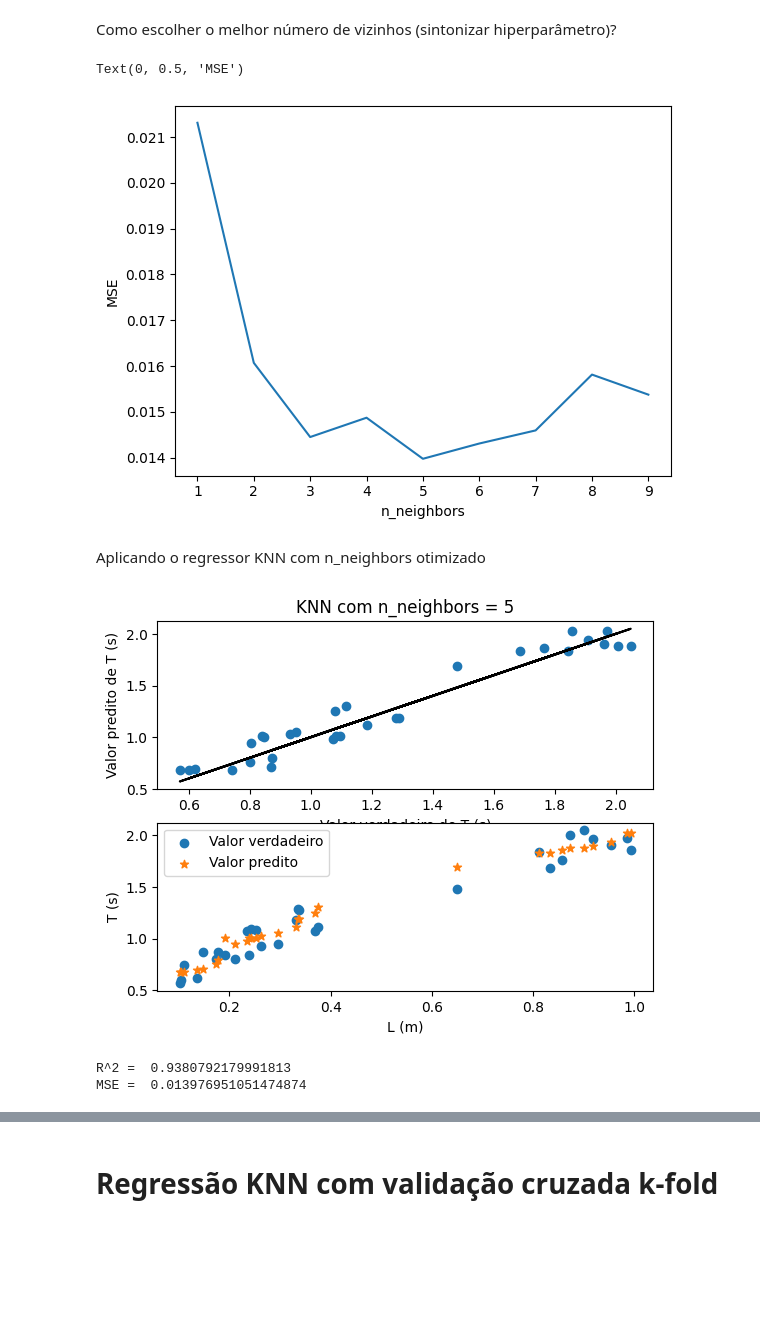
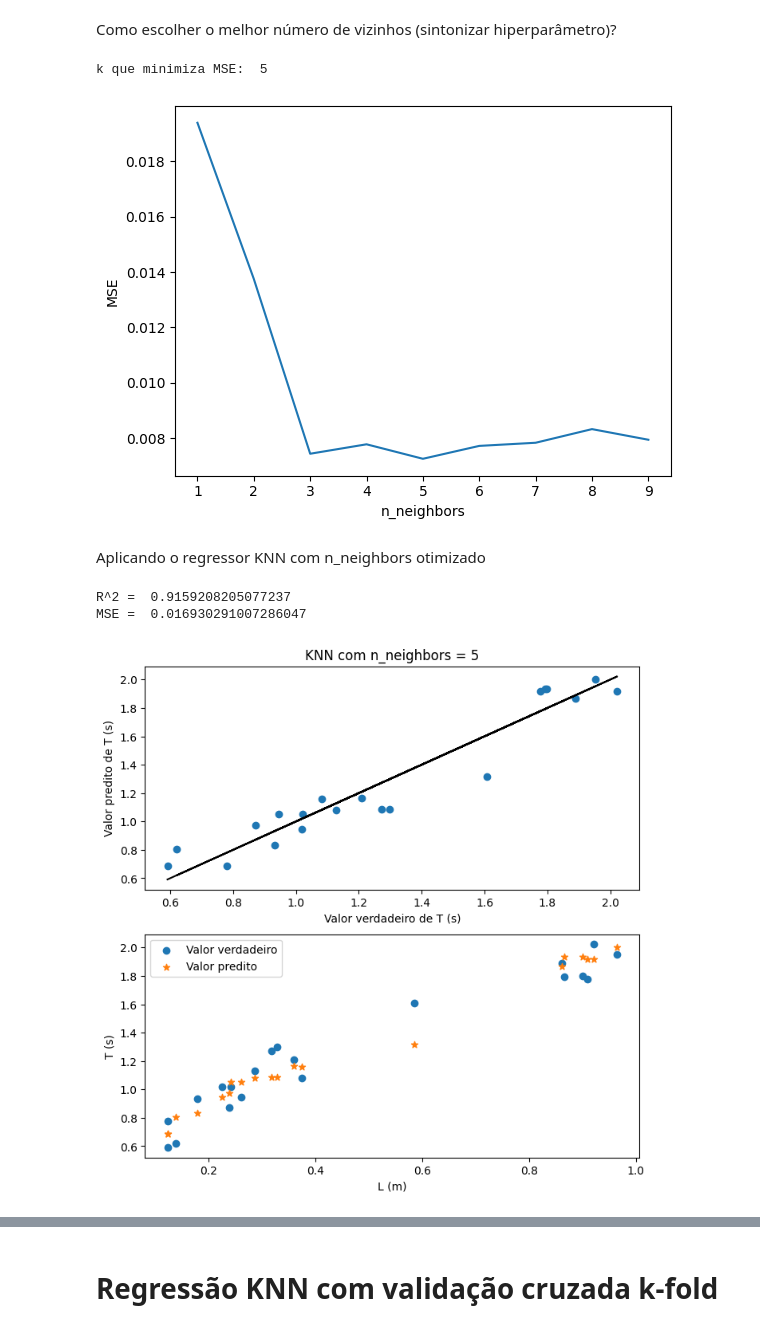
Before and after one commit to tiagofiorini/MLinPhysics, a Jupyter notebook: Aula10_particionamento.ipynb, the cells around one changed output, grey strips where cells are left out. Cells and saved outputs as stored; diff of their text form; code cells hidden in the pictures; blank space fills up the shorter version.

```diff
--- a/Aula10_particionamento.ipynb
+++ b/Aula10_particionamento.ipynb
@@ -118,26 +132,27 @@ from sklearn.neighbors import KNeighborsRegressor
 from sklearn.metrics import mean_squared_error
 from sklearn.metrics import r2_score
 
-# Treinando o algoritmo KNN com k = 3 vizinhos
-knn1 = KNeighborsRegressor(n_neighbors = 3)
+# Treinando o algoritmo KNN com k = 2 vizinhos
+knn1 = KNeighborsRegressor(n_neighbors = 2)
 knn1.fit(X_train, y_train)
 
-# Aplicando o modelo treinado no conjunto de teste
-y_pred = knn1.predict(X_test)
+# Aplicando o modelo treinado no conjunto de validação
+y_pred = knn1.predict(X_val)
 
-# Métricas de desempenho no conjunto de teste
-mse = mean_squared_error(y_test,y_pred) # mean squared error
-r2 = r2_score(y_test,y_pred) # R^2
+# Métricas de desempenho no conjunto de validação
+mse = mean_squared_error(y_val,y_pred) # erro quadrático médio
+r2 = r2_score(y_val,y_pred) # R^2
 
+plt.figure(figsize=(8,8))
 plt.subplot(2, 1, 1)
-plt.scatter(y_test, y_pred)
-plt.plot(y_test, y_test, color = 'black', label = 'x=y')
+plt.scatter(y_val, y_pred)
+plt.plot(y_val, y_val, color = 'black', label = 'x=y')
 plt.xlabel('Valor verdadeiro de T (s)')
 plt.ylabel('Valor predito de T (s)')
-plt.title('KNN com n_neighbors = 3')
+plt.title('KNN com n_neighbors = 2')
 plt.subplot(2, 1, 2)
-plt.scatter(X_test[:,0], y_test, label = 'Valor verdadeiro')
-plt.scatter(X_test[:,0], y_pred, label = 'Valor predito', marker='*')
+plt.scatter(X_val['L'], y_val, label = 'Valor verdadeiro')
+plt.scatter(X_val['L'], y_pred, label = 'Valor predito', marker='*')
 plt.legend(loc="upper left")
 plt.xlabel('L (m)')
 plt.ylabel('T (s)')
@@ -160,51 +175,55 @@ resposta = {} # dict para armazenar n_neighbors e MSE
 for i in k_list:
     knn1 = KNeighborsRegressor(n_neighbors = int(i))
     knn1.fit(X_train, y_train) # treino do modelo
-    y_pred = knn1.predict(X_test) # aplica o modelo treinado no conjunto de teste
-    mse = mean_squared_error(y_test,y_pred)
+    y_pred = knn1.predict(X_val) # aplica o modelo treinado no conjunto de validação
+    mse = mean_squared_error(y_val,y_pred)
     resposta[i] = mse
+
+print('k que minimiza MSE: ', min(resposta, key=resposta.get))
 
 plt.plot(resposta.keys(), resposta.values())
 plt.xlabel('n_neighbors')
 plt.ylabel('MSE')
+plt.show()
 # %% [output]
-Text(0, 0.5, 'MSE')
+k que minimiza MSE:  5
-[figure, old version]
+[figure, new version]
 # %% [markdown]
 Aplicando o regressor KNN com n_neighbors otimizado
 # %%
 melhor_n = min(resposta, key=resposta.get) # valor de n_neighbors que minimiza MSE
 
 knn1 = KNeighborsRegressor(n_neighbors = melhor_n)
 knn1.fit(X_train, y_train)
 
 # Aplicando o modelo treinado no conjunto de teste
 y_pred = knn1.predict(X_test)
 
 # Métricas de desempenho no conjunto de teste
 mse = mean_squared_error(y_test,y_pred) # mean squared error
 r2 = r2_score(y_test,y_pred) # R^2
 
+print('R^2 = ', r2)
+print('MSE = ', mse)
+
+plt.figure(figsize=(8,8))
 plt.subplot(2, 1, 1)
 plt.scatter(y_test, y_pred)
 plt.plot(y_test, y_test, color = 'black', label = 'x=y')
 plt.xlabel('Valor verdadeiro de T (s)')
 plt.ylabel('Valor predito de T (s)')
 plt.title('KNN com n_neighbors = ' + str(melhor_n))
 plt.subplot(2, 1, 2)
-plt.scatter(X_test[:,0], y_test, label = 'Valor verdadeiro')
-plt.scatter(X_test[:,0], y_pred, label = 'Valor predito', marker='*')
+plt.scatter(X_test['L'], y_test, label = 'Valor verdadeiro')
+plt.scatter(X_test['L'], y_pred, label = 'Valor predito', marker='*')
 plt.legend(loc="upper left")
 plt.xlabel('L (m)')
 plt.ylabel('T (s)')
 plt.show()
-
-print('R^2 = ', r2)
-print('MSE = ', mse)
 # %% [output]
+R^2 =  0.9159208205077237
+MSE =  0.016930291007286047
-[figure, old version]
+[figure, new version]
-R^2 =  0.9380792179991813
-MSE =  0.013976951051474874
 # %% [markdown]
 *Exercício: o modelo foi criado e otimizado, e está armazenado na variável knn1. O modelo está pronto para ser aplicado em outro conjunto de dados inéditos. Para isso, basta usar a função .predict, por exemplo:*
 
```
Also changed, not shown: parts of 18 cells of this notebook.
